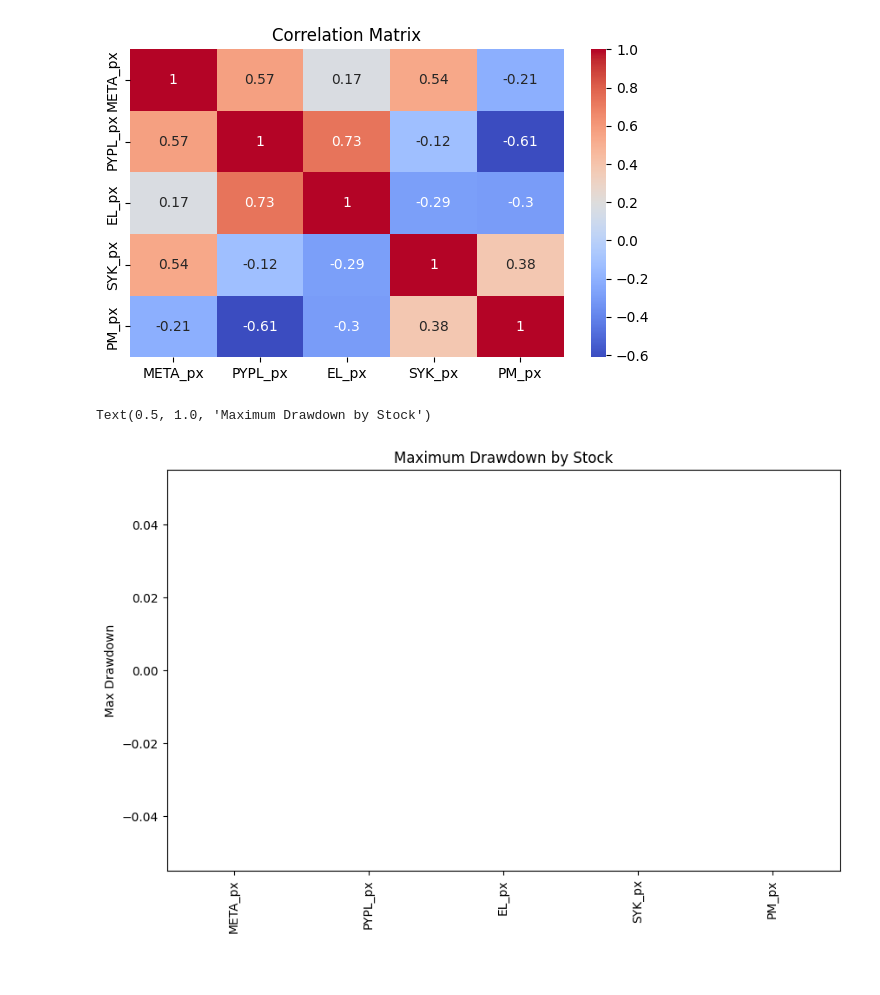
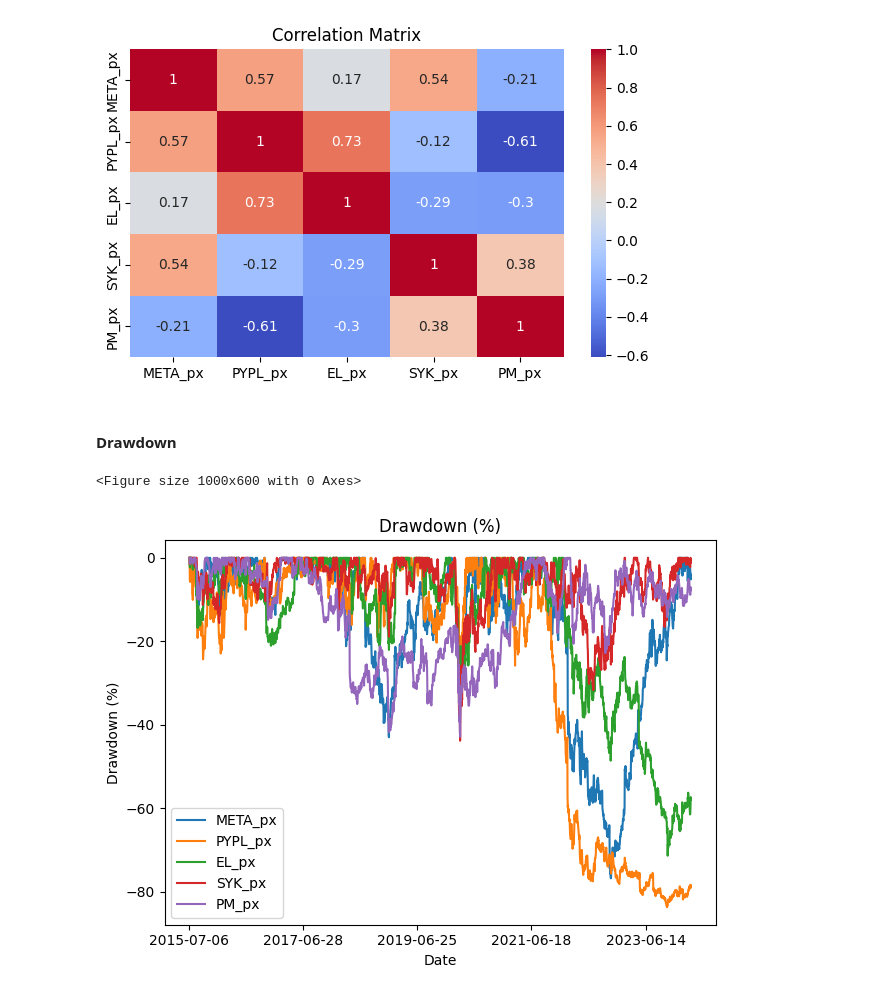
Before and after one commit to aloukrezis01/capital-markets, a Jupyter notebook: Concentrated Long Only Fund Analysis.ipynb, the cells around one changed output. Saved outputs shown, nothing was run; the diff lists cells and outputs as text; code cells hidden in the pictures.

```diff
--- a/Concentrated Long Only Fund Analysis.ipynb
+++ b/Concentrated Long Only Fund Analysis.ipynb
@@ -387,18 +384,25 @@ plt.title('Correlation Matrix')
 # %% [output]
 Text(0.5, 1.0, 'Correlation Matrix')
 [figure]
-# %%
-def max_drawdown(cumulative_returns_df):
-    comp_ret = (1 + cumulative_returns_df).cumprod()
-    peak = comp_ret.expanding(min_periods=1).max()
-    drawdown = (comp_ret/peak) - 1
-    return drawdown.min()
-
-max_drawdowns = cumulative_returns_df.apply(max_drawdown)
-max_drawdown_plot = max_drawdowns.plot(kind='bar', figsize=(10, 6))
-max_drawdown_plot.set_ylabel('Max Drawdown')
-max_drawdown_plot.set_title('Maximum Drawdown by Stock')
-#plt.show()
-# %% [output]
-Text(0.5, 1.0, 'Maximum Drawdown by Stock')
-[figure, removed]
+# %% [markdown]
+#### Drawdown
+# %%
+daily_returns = combined_df.pct_change()
+
+cumulative_returns = (1 + daily_returns).cumprod()
+
+cumulative_max = cumulative_returns.cummax()
+
+drawdown = (cumulative_returns - cumulative_max) / cumulative_max
+
+plt.figure(figsize=(10, 6))
+(drawdown*100).plot()  # Convert drawdown to percentage
+plt.title('Drawdown (%)')
+plt.xlabel('Date')
+plt.ylabel('Drawdown (%)')
+plt.legend()
+plt.tight_layout()  # Adjust the padding between and around subplots.
+plt.show()
+# %% [output]
+<Figure size 1000x600 with 0 Axes>
+[figure, added]
```
Also changed, not shown: parts of 8 cells of this notebook, 1 other file.
